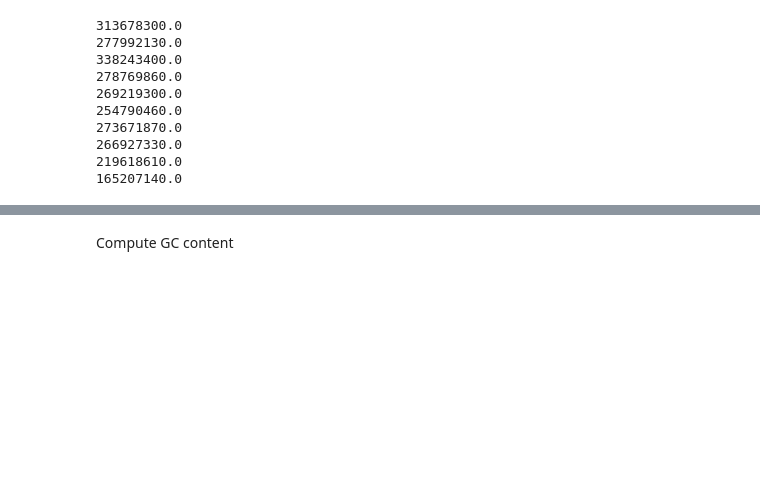
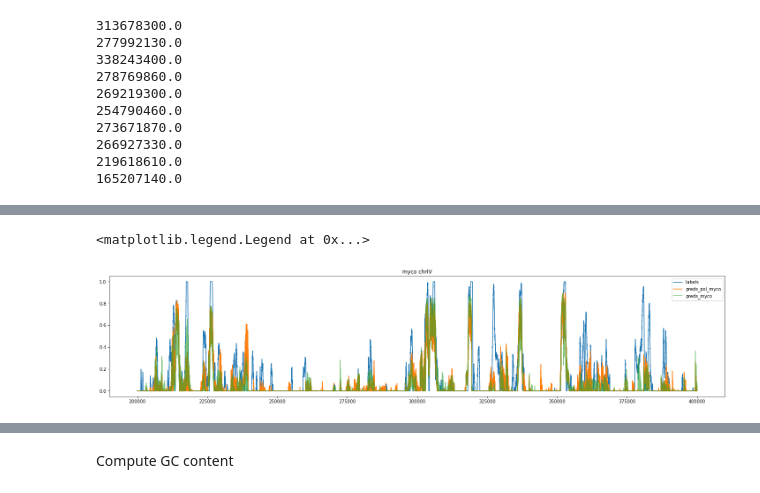
Before and after one commit to Alexwestbrook/mnhn-internship_DeepCNN_ChIP-seq, a Jupyter notebook: Exogenous_yeast.ipynb, the cells around one changed output, grey strips where cells are left out. Saved outputs shown, nothing was run; the diff lists cells and outputs as text; code cells hidden in the pictures; blank space fills up the shorter version.

```diff
--- a/Exogenous_yeast.ipynb
+++ b/Exogenous_yeast.ipynb
@@ -63,0 +96,4 @@ lens = {'myco': {k: len(v) for k, v in myco_coh.items()},
+# %%
+with np.load(Path(data_dir, species, 'data', 'GSE217022', 'invalid_myco_coh_log.npz')) as f:
+    invalid = {k: f[k] for k in f.keys()}
+np.who(invalid)
@@ -161,0 +249,51 @@ Mmmyco 0.3796140597429791 0.4005232774499113
+# %%
+strand = 'myco' # 'pneu' #
+chr_id = 'IV'
+start = 200_000
+stop = start + 200_000
+
+fig, ax = plt.subplots(1, 1, figsize=(25, 5), facecolor='w')
+if strand == 'myco' and chr_id != 'Mmmyco':
+    chr_id = 'chr' + chr_id
+stop = min(stop, lens[strand][chr_id])
+
+plt.title(f'{strand} {chr_id}')
+# ax.plot(np.arange(start, stop), pneu_coh_KL[chr_id][start:stop], label='pneu_coh')
+# ax.plot(np.arange(start, stop), pneu_coh[chr_id][start:stop], label='pneu_coh')
+# ax.plot(np.arange(start, stop), myco_pol[chr_id][start:stop], label='myco_pol')
+# ax.plot(np.arange(start, stop), myco_pol_KL[chr_id][start:stop], label='myco_pol_KL')
+
+# ax.plot(np.arange(start, stop), myco_nuc[chr_id][start:stop], label='myco_nuc')
+# ax.plot(np.arange(start, stop), preds_monm[chr_id][start:stop], label='preds_myco', alpha=0.6)
+# ax.plot(np.arange(start, stop), preds_ponm[chr_id][start:stop], label='preds_pneu', alpha=0.6)
+# ax.plot(np.arange(start, stop), preds_monm2[chr_id][start:stop], label='preds_myco2', alpha=0.6)
+# ax.plot(np.arange(start, stop), preds_ponm2[chr_id][start:stop], label='preds_pneu2', alpha=0.6)
+
+# ax.plot(np.arange(start, stop), pneu_nuc[chr_id][start:stop], label='pneu_nuc')
+# ax.plot(np.arange(start, stop), preds_monp[chr_id][start:stop], label='preds_myco')
+# ax.plot(np.arange(start, stop), preds_ponp[chr_id][start:stop], label='preds_pneu')
+
+# ax.plot(np.arange(start, stop), pol2_myco_clip[chr_id][start:stop], label='pol2_myco_clip')
+ax.plot(np.arange(start, stop), labels_pol_log[chr_id][start:stop], label='labels')
+ax.plot(np.arange(start, stop), preds_pol_myco[chr_id][start:stop], label='preds_pol_myco')
+ax.plot(np.arange(start, stop), preds_monm[chr_id][start:stop], label='preds_myco', alpha=0.6)
+# ax.plot(np.arange(start, stop), preds_ponm[chr_id][start:stop], label='preds_pneu', alpha=0.6)
+
+# ax.plot(np.arange(start, stop), pneu_pol_log[chr_id][start:stop], label='pneu_pol_log')
+# ax.plot(np.arange(start, stop), preds_monp[chr_id][start:stop], label='preds_pneu')
+
+# ax.plot(np.arange(start, stop), myco_pol_KL[chr_id][start:stop], label='myco_pol_KL', color='k')
+# ax2 = ax.twinx()
+# ax2.plot(np.arange(start, stop), pol2_myco_finite[chr_id][start:stop], label='pol2_myco', color='k')
+# ax3 = ax.twinx()
+# ax3.plot(np.arange(start, stop), myco_pol_ip[chr_id][start:stop], label='myco_pol_ip', color=colors[2])
+# ax3.plot(np.arange(start, stop), myco_pol_ip2[chr_id][start:stop], label='myco_pol_ip2', color=colors[5])
+# ax3.plot(np.arange(start, stop), myco_pol_ctrl[chr_id][start:stop], label='myco_pol_ctrl', color=colors[6])
+# ax3.plot(np.arange(start, stop), myco_pol_ctrl2[chr_id][start:stop], label='myco_pol_ctrl2', color=colors[4])
+# ax3.plot(np.arange(start, stop), pneu_coh_ctrl[chr_id][start:stop], label='pneu_coh_ctrl', color=colors[3])
+# ax3.set_ylim((-1, 50))
+ax.legend()
+# ax3.legend()
+# %% [output]
+<matplotlib.legend.Legend at 0x...>
+[figure, added]
```
Also changed, not shown: parts of 48 cells of this notebook, 2 other files.
